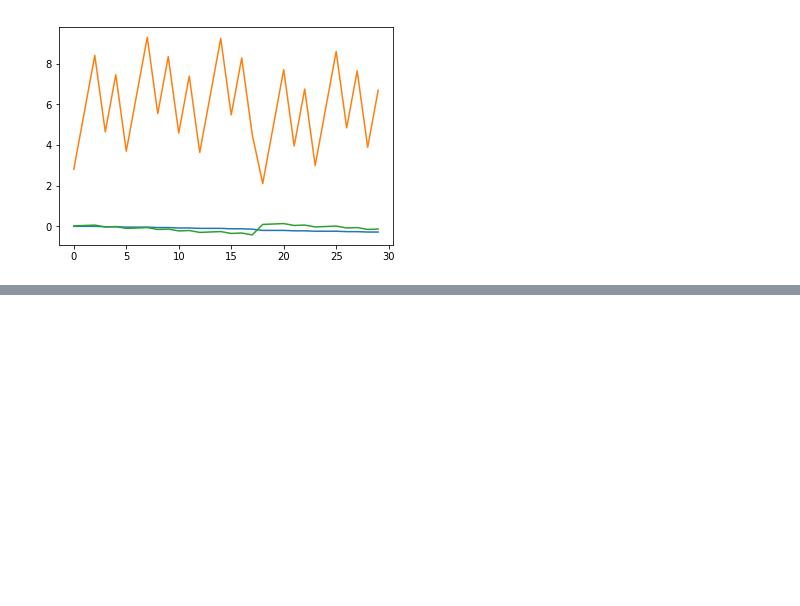
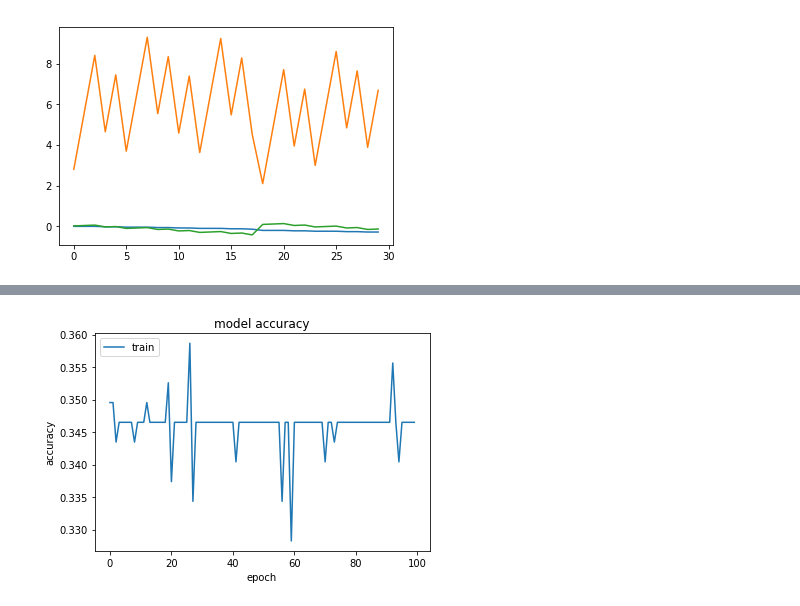
Before and after one commit to georgeob/Centes_NS2020, a Jupyter notebook: projekt.ipynb, the cells around one changed output, grey strips where cells are left out. Saved outputs shown, nothing was run; the diff lists cells and outputs as text; code cells hidden in the pictures; blank space fills up the shorter version.

```diff
--- a/projekt.ipynb
+++ b/projekt.ipynb
@@ -645,0 +682,4 @@ plt.plot(moj_perceptron_HRWT.vahy_to_visualize_3)
+# %%
+testing_dataset=df_final
+print(type(testing_dataset))
+print(testing_dataset)
@@ -645,0 +704,6 @@ plt.plot(moj_perceptron_HRWT.vahy_to_visualize_3)
+# %%
+from sklearn.neural_network import MLPClassifier
+X = testing_dataset.iloc[:,0:4].values
+y = testing_dataset.iloc[:,0].values
+
+X_train, X_test, y_train, y_test = train_test_split(X,y, test_size = 0.70)
@@ -645,0 +725,11 @@ plt.plot(moj_perceptron_HRWT.vahy_to_visualize_3)
+# %%
+model = Sequential()
+model.add(Dense(128,input_dim=4, activation='relu'))
+model.add(Dense(256,input_dim=128, activation='relu'))
+model.add(Dense(64, input_dim=256, activation='sigmoid'))
+model.add(Dense(1))
+# %%
+model.compile(loss='mean_squared_error', optimizer='sgd', metrics=['accuracy'])
+model.fit(X_test,y_test)
+scores=model.evaluate(X_test, y_test)
+history = model.fit(X_test, y_test, epochs=100, batch_size=10,verbose=1)
@@ -645,0 +754,9 @@ plt.plot(moj_perceptron_HRWT.vahy_to_visualize_3)
+# %%
+plt.plot(history.history['accuracy'])
+plt.title('model accuracy')
+plt.ylabel('accuracy')
+plt.xlabel('epoch')
+plt.legend(['train', 'test'], loc='upper left')
+plt.show()
+# %% [output]
+[figure, added]
```
Also changed, not shown: parts of 8 cells of this notebook, 5 other files.
